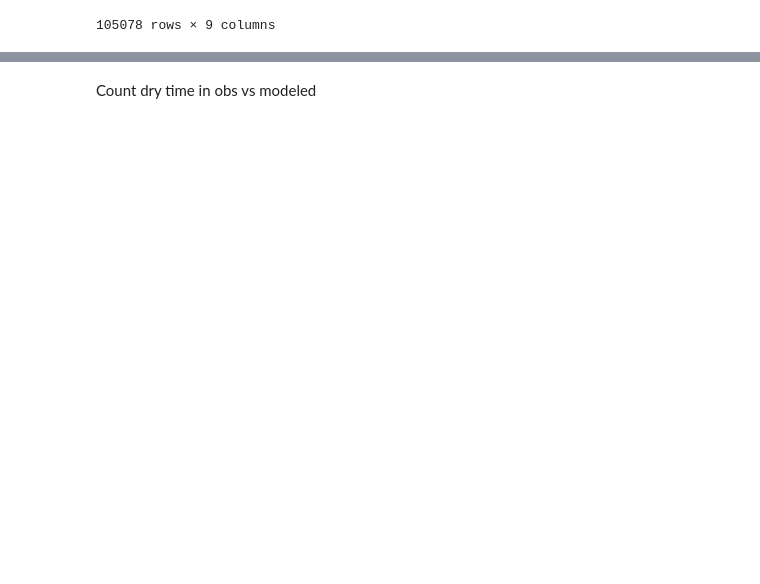
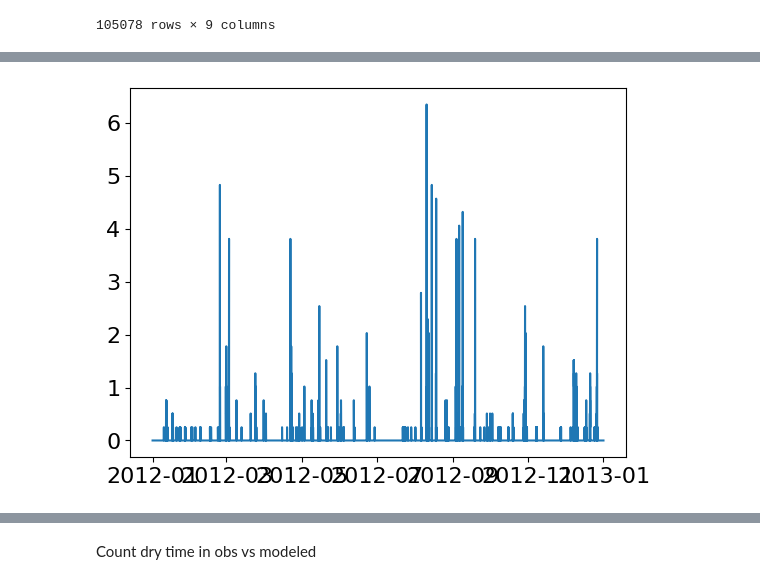
Before and after one commit to AustinFarnum/ClimateChangePrecipitationProjection, a Jupyter notebook: IDF Curves v2.ipynb, the cells around one changed output, grey strips where cells are left out. Cells and saved outputs as stored; diff of their text form; code cells hidden in the pictures; blank space fills up the shorter version.

```diff
--- a/IDF Curves v2.ipynb
+++ b/IDF Curves v2.ipynb
@@ -602,0 +656,20 @@ plt.show
+# %%
+subset = storms_obs[(storms_obs['datetime'] > '2012-01-01') & (storms_obs['datetime'] < '2013-01-01')]
+x1 = subset.datetime
+y1 = subset.pr[:]
+
+# x2 = x1
+# y2 = projected_by_intensity.pr_hourly[:]
+
+# # plt.xticks([])
+# plt.xlim()
+
+plt.plot(x1, y1)
+# plt.legend(['pr', 'pr_hourly'])
+
+plt.show
+print(subset.size)
+print(subset.head())
+print(subset.tail())
+print(760272-655196)
+# %% [output]
@@ -602,0 +690 @@ plt.show
+[figure, added]
```
Also changed, not shown: parts of 29 cells of this notebook.
